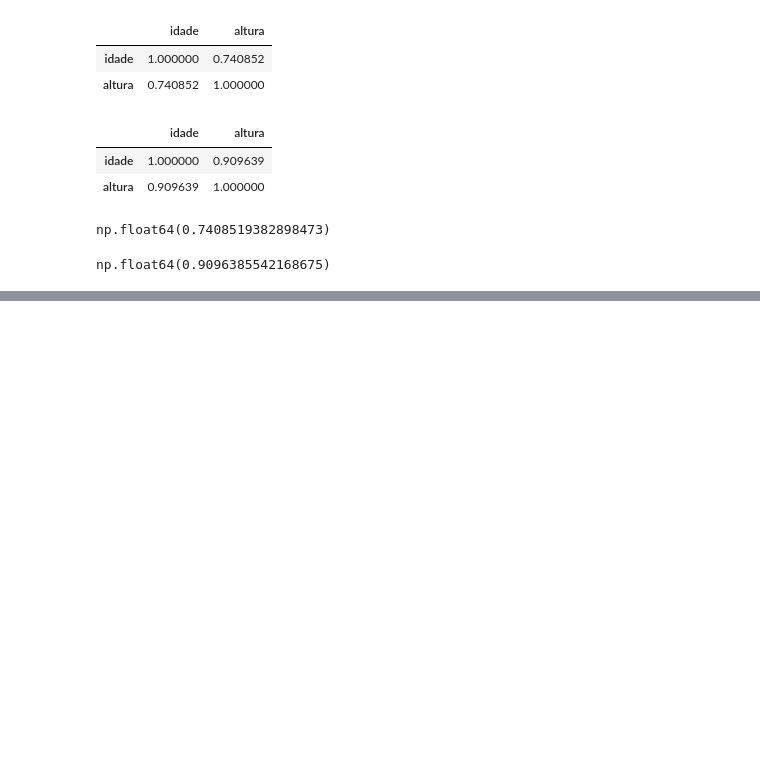
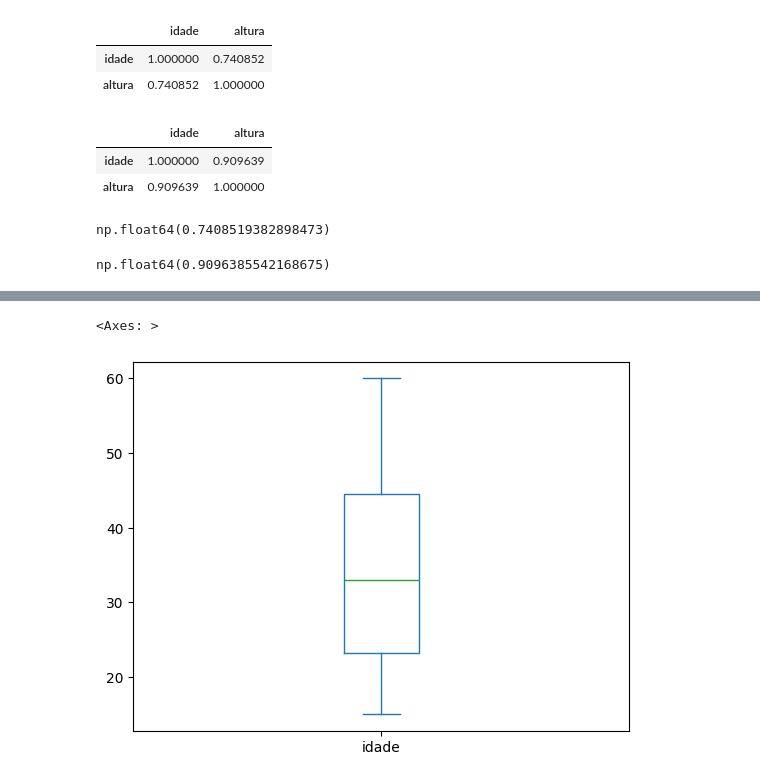
Before and after one commit to Pedro-Antonio-Dev/DataAnalysis, a Jupyter notebook: estatisticaAplicada/estatistica.ipynb, the cells around one changed output, grey strips where cells are left out. Cells and saved outputs as stored; diff of their text form; code cells hidden in the pictures; blank space fills up the shorter version.

```diff
--- a/estatisticaAplicada/estatistica.ipynb
+++ b/estatisticaAplicada/estatistica.ipynb
@@ -170,0 +188,5 @@ np.float64(0.9096385542168675)
+# %%
+dataframe["idade"].plot.box()
+# %% [output]
+<Axes: >
+[figure, added]
```
Also changed, not shown: parts of 7 cells of this notebook.
